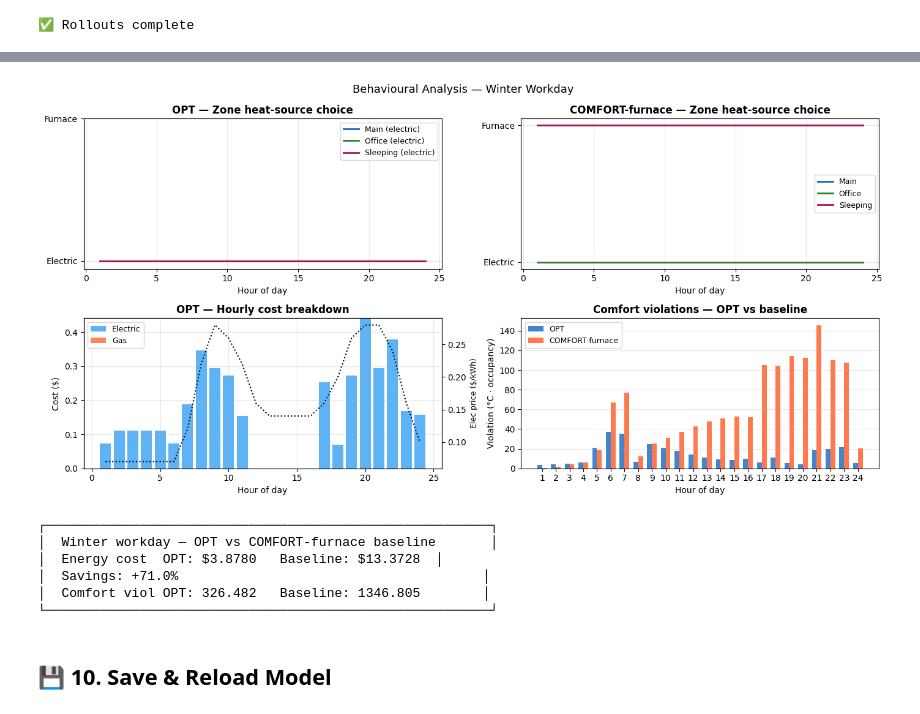
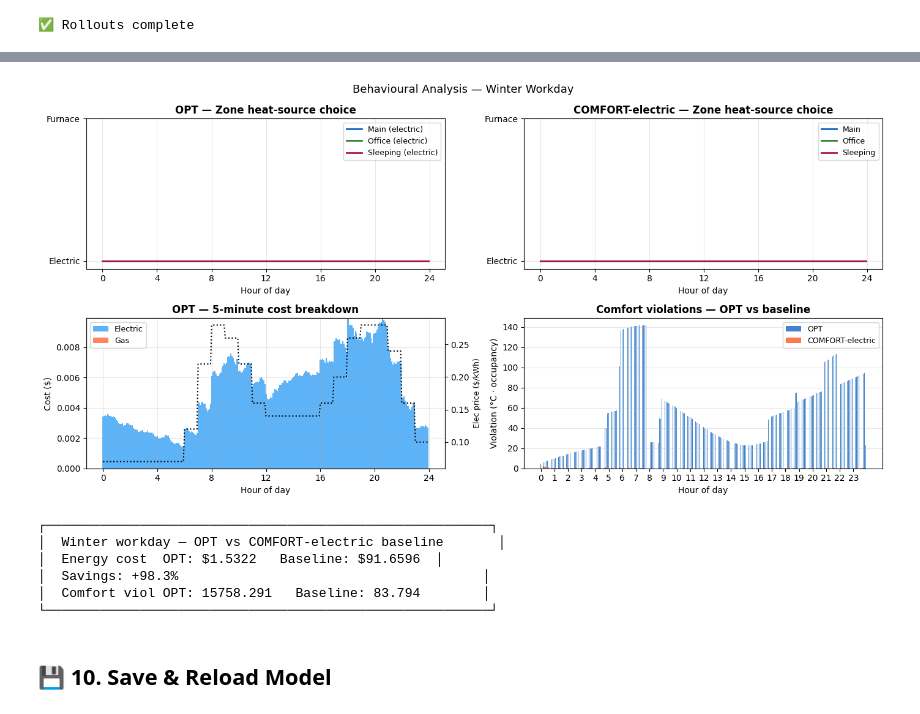
Before and after one commit to uatragada/IntelliWarm, a Jupyter notebook: notebooks/opt_heating_policy_training.ipynb, the cells around one changed output, grey strips where cells are left out. Saved outputs shown, nothing was run; the diff lists cells and outputs as text; code cells hidden in the pictures.

```diff
--- a/notebooks/opt_heating_policy_training.ipynb
+++ b/notebooks/opt_heating_policy_training.ipynb
@@ -941,7 +933,7 @@ Training for 500,000 timesteps across 4 envs …
 # ── Train! ────────────────────────────────────────────────────────────────────
 import time
 t0 = time.time()
-model.learn(total_timesteps=TOTAL_TIMESTEPS, callback=logger, progress_bar=False)
+model.learn(total_timesteps=TOTAL_TIMESTEPS, callback=logger, progress_bar=True)
 elapsed = time.time() - t0
 print(f"\n✅ Training complete in {elapsed:.1f}s")
 print(f"   Episodes logged: {len(logger.ep_rewards)}")
@@ -1004,13 +994,13 @@ def policy_trained_opt(obs: np.ndarray, info: dict) -> list:
 
 # ── Evaluate ──────────────────────────────────────────────────────────────────
 print("Evaluating trained OPT policy …")
-trained_results = eval_policy_all_scenarios("trained_opt", policy_trained_opt, n_seeds=5)
+trained_results = eval_policy_all_scenarios("trained_opt", policy_trained_opt)
 
 all_results = dict(baseline_results)
 all_results["trained_opt"] = trained_results
 
 # Print comparison table
-print("\n─── Final policy comparison (mean over seeds × scenarios) ───")
+print("\n─── Final policy comparison (mean over scenarios) ───")
 print(f"{'Policy':22s}  {'Reward':>10}  {'Cost $':>10}  {'Violation':>10}")
 print("─" * 60)
 all_names = list(BASELINE_POLICIES.keys()) + ["trained_opt"]
@@ -1093,7 +1083,7 @@ def full_rollout(policy_fn, scenario_name: str, seed: int = 0):
     step_costs_elec = []
     step_costs_gas  = []
     step_violations = []
-    hours = list(range(target.horizon_steps))
+    elapsed_hours = np.arange(target.horizon_steps) * (target.step_minutes / 60.0)
 
     while True:
         act = policy_fn(obs, info)
@@ -1111,7 +1101,7 @@ def full_rollout(policy_fn, scenario_name: str, seed: int = 0):
 
         step_costs_elec.append(info.get("electric_cost", 0.0))
         step_costs_gas.append(info.get("gas_cost", 0.0))
-        step_violations.append(info.get("comfort_violation", 0.0))
+        step_violations.append(info.get("reported_comfort_violation", info.get("comfort_violation", 0.0)))
 
         if terminated or truncated:
             break
@@ -1120,16 +1110,17 @@ def full_rollout(policy_fn, scenario_name: str, seed: int = 0):
     return {
         "room_names": room_names_sorted,
         "zone_names": zone_names_sorted,
-        "temps": temps,          # dict room→list[float] (25 values: t0 + 24 steps)
-        "actions": actions,      # dict room→list[float] (24 values)
-        "sources": sources,      # dict zone→list[int]   (24 values)
+        "temps": temps,          # dict room→list[float] (t0 + horizon_steps values)
+        "actions": actions,      # dict room→list[float] (horizon_steps values)
+        "sources": sources,      # dict zone→list[int]   (horizon_steps values)
+        "elapsed_hours": elapsed_hours,
         "elec_cost": step_costs_elec,
         "gas_cost":  step_costs_gas,
         "violations": step_violations,
     }
 
 rollout_opt  = full_rollout(policy_trained_opt,  "winter_workday")
-rollout_base = full_rollout(policy_furnace_comfort, "winter_workday")
+rollout_base = full_rollout(policy_comfort_electric, "winter_workday")
 print("✅ Rollouts complete")
 # %% [output]
 ✅ Rollouts complete
@@ -1207,75 +1201,77 @@ plot_temperatures(rollout_base, "COMFORT-furnace baseline — room temperatures
 # ── Figure 2: Zone heat-source choices & cost breakdown ──────────────────────
 fig, axes = plt.subplots(2, 2, figsize=(14, 7))
 
-hours = list(range(1, 25))
+step_hours = winter_workday.step_minutes / 60.0
+hours = np.arange(winter_workday.horizon_steps) * step_hours
 
 # ── Top left: OPT zone sources ────────────────────────────────────────────────
 ax = axes[0, 0]
 zone_colors = {"Main": "#1565C0", "Sleeping": "#AD1457", "Office": "#2E7D32"}
 for z in rollout_opt["zone_names"]:
     src = rollout_opt["sources"][z]
-    ax.step(hours, src, where="mid", label=f"{z} ({'furnace' if max(src) else 'electric'})",
+    ax.step(hours, src, where="post", label=f"{z} ({'furnace' if max(src) else 'electric'})",
             color=zone_colors.get(z, "gray"), lw=2)
 ax.set_yticks([0, 1])
 ax.set_yticklabels(["Electric", "Furnace"])
 ax.set_title("OPT — Zone heat-source choice", fontweight="bold")
-ax.set_xlabel("Hour of day"); ax.legend(fontsize=9); ax.grid(True, alpha=0.3)
+ax.set_xlabel("Hour of day"); ax.set_xticks(np.arange(0, 25, 4)); ax.legend(fontsize=9); ax.grid(True, alpha=0.3)
 
 # ── Top right: Baseline zone sources ─────────────────────────────────────────
 ax = axes[0, 1]
 for z in rollout_base["zone_names"]:
     src = rollout_base["sources"][z]
-    ax.step(hours, src, where="mid", label=z, color=zone_colors.get(z, "gray"), lw=2)
+    ax.step(hours, src, where="post", label=z, color=zone_colors.get(z, "gray"), lw=2)
 ax.set_yticks([0, 1])
 ax.set_yticklabels(["Electric", "Furnace"])
-ax.set_title("COMFORT-furnace — Zone heat-source choice", fontweight="bold")
-ax.set_xlabel("Hour of day"); ax.legend(fontsize=9); ax.grid(True, alpha=0.3)
+ax.set_title("COMFORT-electric — Zone heat-source choice", fontweight="bold")
+ax.set_xlabel("Hour of day"); ax.set_xticks(np.arange(0, 25, 4)); ax.legend(fontsize=9); ax.grid(True, alpha=0.3)
 
 # ── Bottom left: Cost breakdown OPT ──────────────────────────────────────────
 ax = axes[1, 0]
-ax.bar(hours, rollout_opt["elec_cost"], color="#42A5F5", alpha=0.85, label="Electric")
+ax.bar(hours, rollout_opt["elec_cost"], width=step_hours, color="#42A5F5", alpha=0.85, label="Electric")
 ax.bar(hours, rollout_opt["gas_cost"],  bottom=rollout_opt["elec_cost"],
-       color="#FF7043", alpha=0.85, label="Gas")
+       width=step_hours, color="#FF7043", alpha=0.85, label="Gas")
 ax2 = ax.twinx()
 ax2.plot(hours, winter_workday.electricity_prices, color="black", lw=1.5, ls=":", label="Elec price")
 ax2.set_ylabel("Elec price ($/kWh)", fontsize=9)
-ax.set_title("OPT — Hourly cost breakdown", fontweight="bold")
-ax.set_xlabel("Hour of day"); ax.set_ylabel("Cost ($)"); ax.legend(fontsize=9)
+ax.set_title("OPT — 5-minute cost breakdown", fontweight="bold")
+ax.set_xlabel("Hour of day"); ax.set_ylabel("Cost ($)"); ax.set_xticks(np.arange(0, 25, 4)); ax.legend(fontsize=9)
 ax.grid(True, alpha=0.3)
 
 # ── Bottom right: Comfort violations ─────────────────────────────────────────
 ax = axes[1, 1]
 x = np.arange(len(hours))
 w = 0.35
 ax.bar(x - w/2, rollout_opt["violations"],  w, label="OPT",  color="#1565C0", alpha=0.8)
-ax.bar(x + w/2, rollout_base["violations"], w, label="COMFORT-furnace", color="#FF5722", alpha=0.8)
-ax.set_xticks(x); ax.set_xticklabels(hours)
+ax.bar(x + w/2, rollout_base["violations"], w, label="COMFORT-electric", color="#FF5722", alpha=0.8)
+tick_idx = np.arange(0, len(hours), 12)
+ax.set_xticks(tick_idx); ax.set_xticklabels([f"{hours[i]:.0f}" for i in tick_idx])
 ax.set_title("Comfort violations — OPT vs baseline", fontweight="bold")
 ax.set_xlabel("Hour of day"); ax.set_ylabel("Violation (°C · occupancy)")
 ax.legend(fontsize=9); ax.grid(True, axis="y", alpha=0.3)
 
 plt.suptitle("Behavioural Analysis — Winter Workday", fontsize=13)
 plt.tight_layout()
 plt.show()
 
 opt_total_cost = sum(rollout_opt["elec_cost"]) + sum(rollout_opt["gas_cost"])
 base_total_cost = sum(rollout_base["elec_cost"]) + sum(rollout_base["gas_cost"])
 opt_total_viol  = sum(rollout_opt["violations"])
 base_total_viol = sum(rollout_base["violations"])
 savings = (base_total_cost - opt_total_cost) / max(base_total_cost, 1e-9) * 100
 print(f"\n┌─────────────────────────────────────────────────────────┐")
-print(f"│  Winter workday — OPT vs COMFORT-furnace baseline       │")
+print(f"│  Winter workday — OPT vs COMFORT-electric baseline       │")
 print(f"│  Energy cost  OPT: ${opt_total_cost:.4f}   Baseline: ${base_total_cost:.4f}  │")
 print(f"│  Savings: {savings:+.1f}%                                       │")
 print(f"│  Comfort viol OPT: {opt_total_viol:.3f}   Baseline: {base_total_viol:.3f}        │")
 print(f"└─────────────────────────────────────────────────────────┘")
 # %% [output]
-[figure, old version]
+[figure, new version]
 ┌─────────────────────────────────────────────────────────┐
-│  Winter workday — OPT vs COMFORT-furnace baseline       │
-│  Energy cost  OPT: $3.8780   Baseline: $13.3728  │
-│  Savings: +71.0%                                       │
-│  Comfort viol OPT: 326.482   Baseline: 1346.805        │
+│  Winter workday — OPT vs COMFORT-electric baseline       │
+│  Energy cost  OPT: $1.5322   Baseline: $91.6596  │
+│  Savings: +98.3%                                       │
+│  Comfort viol OPT: 15758.291   Baseline: 83.794        │
 └─────────────────────────────────────────────────────────┘
 # %% [markdown]
 ## 💾 10. Save & Reload Model
```
Also changed, not shown: parts of 24 cells of this notebook, 19 other files.
